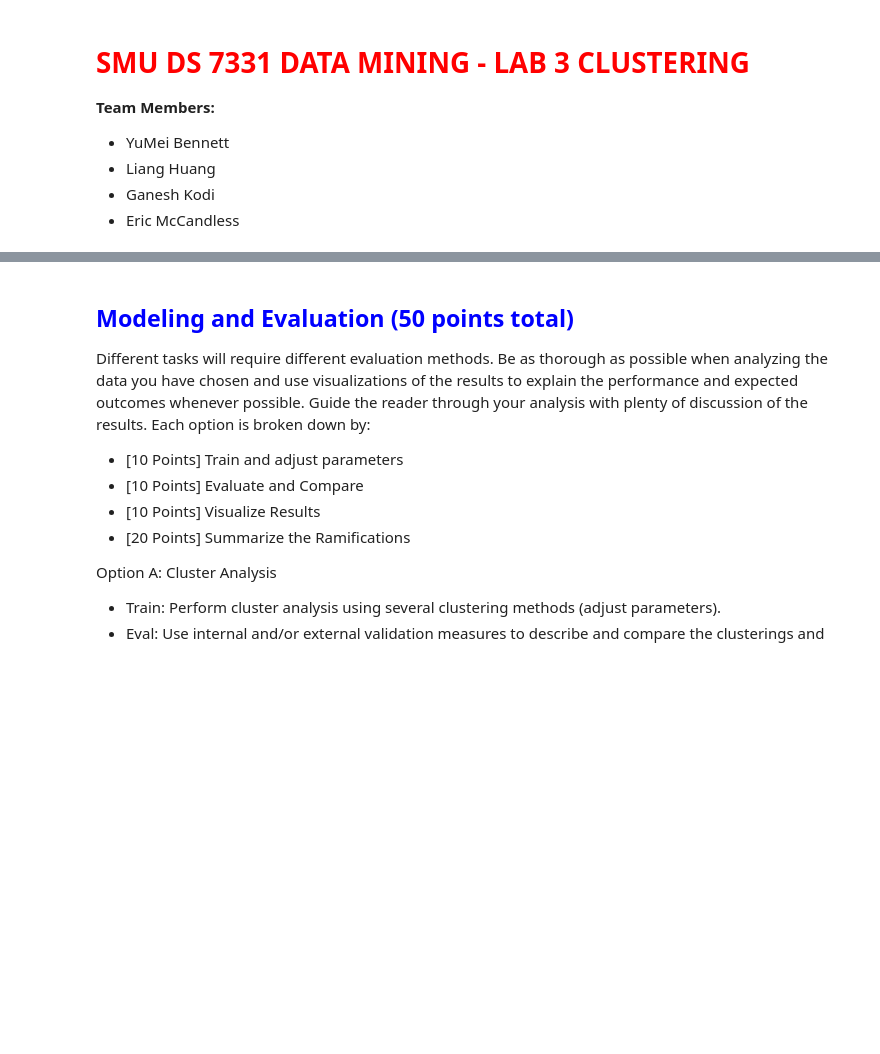
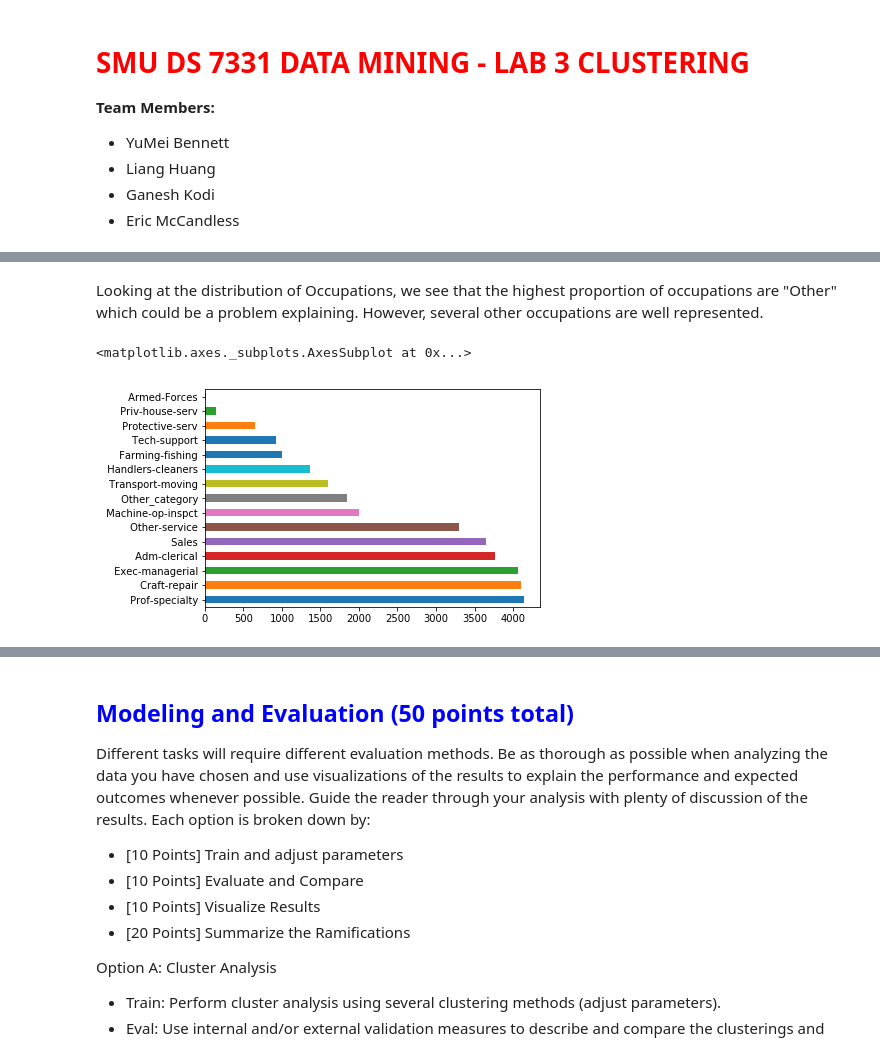
Before and after one commit to emccandlesssmu/data_mining, a Jupyter notebook: Lab3_Clustering.ipynb, the cells around one changed output, grey strips where cells are left out. Cells and saved outputs as stored; diff of their text form; code cells hidden in the pictures; blank space fills up the shorter version.

```diff
--- a/Lab3_Clustering.ipynb
+++ b/Lab3_Clustering.ipynb
@@ -18,0 +149,7 @@ dataset and the stakeholders needs?
+# %% [markdown]
+Looking at the distribution of Occupations, we see that the highest proportion of occupations are "Other" which could be a problem explaining.  However, several other occupations are well represented.
+# %%
+df1['occ'].value_counts()[:20].plot(kind='barh')
+# %% [output]
+<matplotlib.axes._subplots.AxesSubplot at 0x...>
+[figure, added]
```
Also changed, not shown: parts of 19 cells of this notebook.
